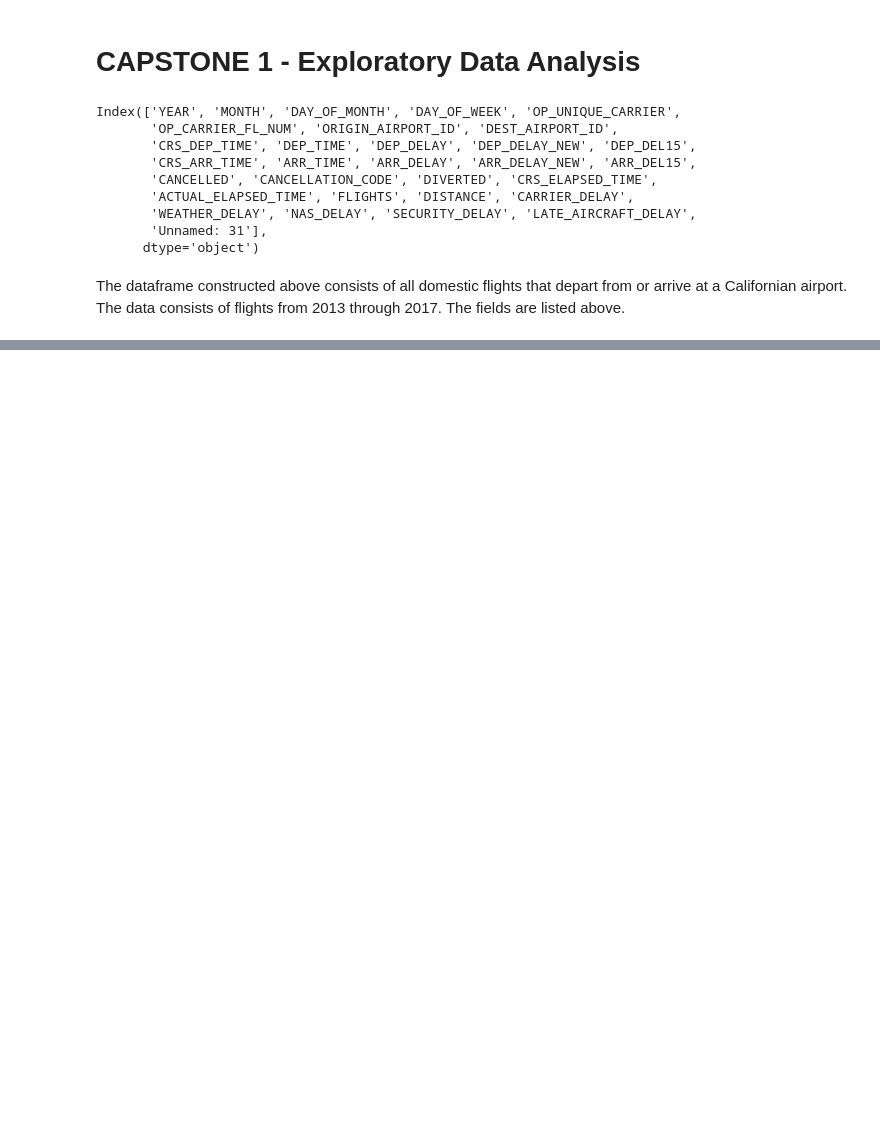
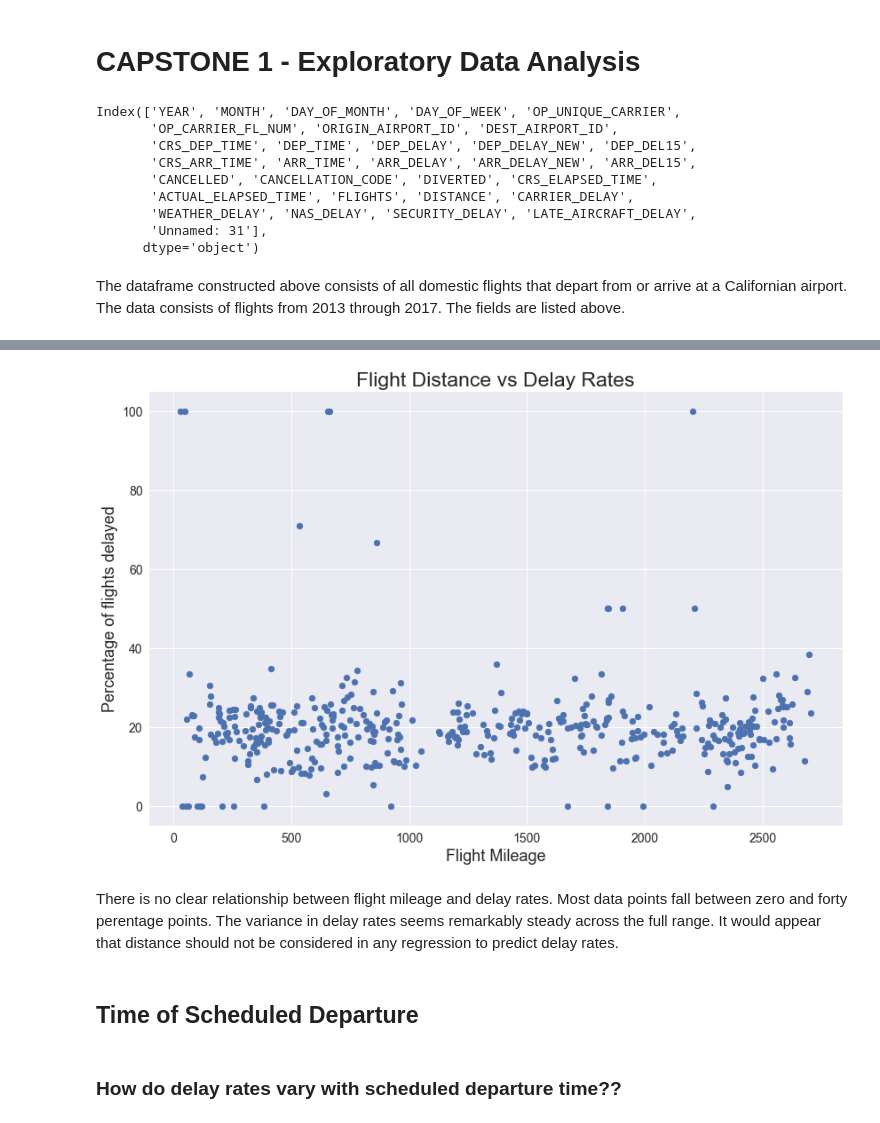
Before and after one commit to shudeep23/Springboard, a Jupyter notebook: Capstone1/EDA.ipynb, the cells around one changed output, grey strips where cells are left out. Saved outputs shown, nothing was run; the diff lists cells and outputs as text; code cells hidden in the pictures; blank space fills up the shorter version.

```diff
--- a/Capstone1/EDA.ipynb
+++ b/Capstone1/EDA.ipynb
@@ -157,0 +133,17 @@ plt.show()
+# %%
+plt.figure(figsize=(14,9))
+plt.scatter(mileage_delay.index, mileage_delay.Proportion_delayed.values*100)
+plt.xlabel('Flight Mileage', fontsize = 18)
+plt.ylabel('Percentage of flights delayed', fontsize = 18)
+plt.title('Flight Distance vs Delay Rates', fontsize = 23)
+plt.xticks(fontsize= 14 )
+plt.yticks(fontsize= 14 )
+plt.show()
+# %% [output]
+[figure, added]
+# %% [markdown]
+There is no clear relationship between flight mileage and delay rates. Most data points fall between zero and forty perentage points.  The variance in delay rates seems remarkably steady across the full range. It would appear that distance should not be considered in any regression to predict delay rates.
+# %% [markdown]
+## Time of Scheduled Departure
+# %% [markdown]
+### How do delay rates vary with scheduled departure time??
```
Also changed, not shown: parts of 98 cells of this notebook.
